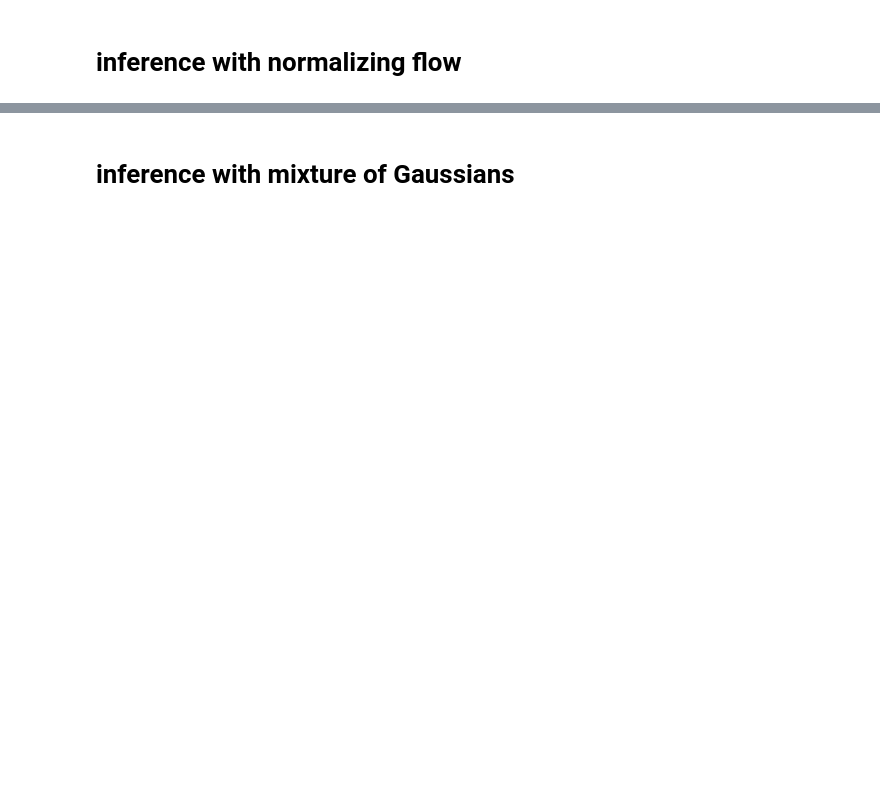
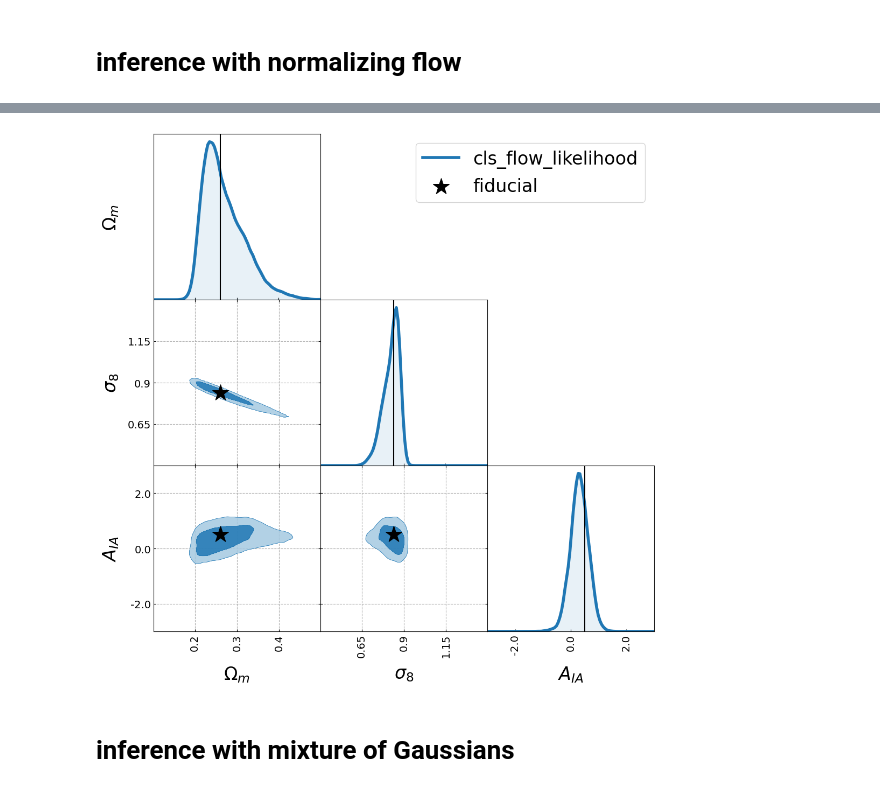
Before and after one commit to des-science/multiprobe-simulation-inference, a Jupyter notebook: notebooks/miscellaneous/power_spectra.ipynb, the cells around one changed output, grey strips where cells are left out. Saved outputs shown, nothing was run; the diff lists cells and outputs as text; code cells hidden in the pictures; blank space fills up the shorter version.

```diff
--- a/notebooks/miscellaneous/power_spectra.ipynb
+++ b/notebooks/miscellaneous/power_spectra.ipynb
@@ -293,0 +368,31 @@ grid shape after compression: (39984, 10)
+# %%
+label = f"cls_flow_likelihood"
+
+def log_likelihood(X):
+    # convert to dataframe
+    X = pd.DataFrame(X, columns=params)
+    X = X.join(obs_df, how="cross")
+
+    # evaluate the normalizing flow
+    log_prob = flow.log_prob(X)
+
+    # enforce the prior
+    log_prob = prior.log_posterior(X.loc[:,params], log_prob, params=params, conf=None)
+
+    return log_prob
+
+chain = mcmc.run_emcee(
+    log_likelihood,
+    params,
+    out_dir=out_dir,
+    label=label,
+    n_steps=500,
+)
+
+plotting.plot_chain(
+    chain,
+    params,
+    out_dir=out_dir,
+    label=label,
+)
+# %% [output]
@@ -294,3 +400,4 @@ grid shape after compression: (39984, 10)
+[figure, added]
 # %% [markdown]
 # inference with mixture of Gaussians
 # %%
```
Also changed, not shown: parts of 21 cells of this notebook, 1 other file.
